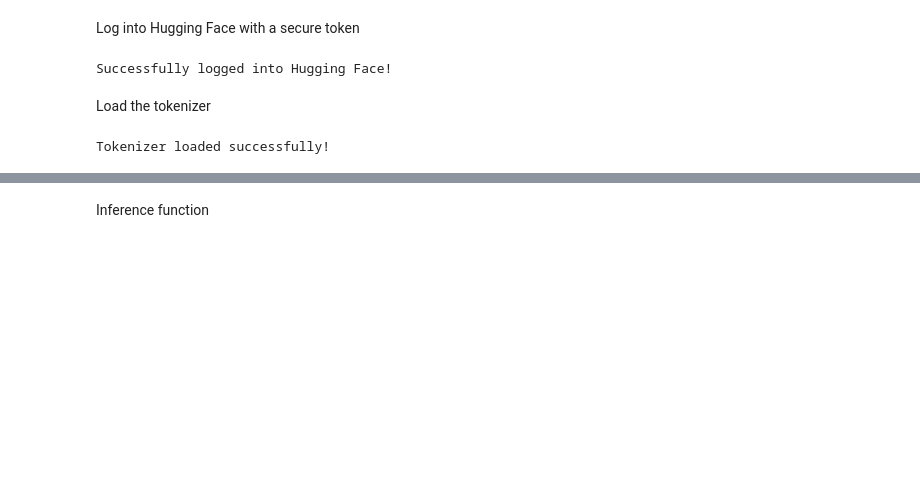
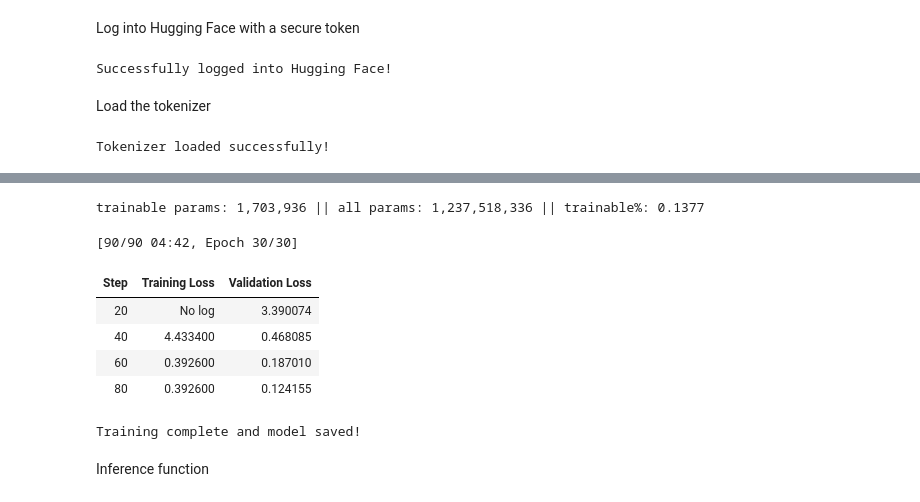
Before and after one commit to iennacca/GenAI-Foundations, a Jupyter notebook: Before_Instruction_Fine_Tuning.ipynb, the cells around one changed output, grey strips where cells are left out. Cells and saved outputs as stored; diff of their text form; code cells hidden in the pictures; blank space fills up the shorter version.

```diff
--- a/Before_Instruction_Fine_Tuning.ipynb
+++ b/Before_Instruction_Fine_Tuning.ipynb
@@ -65,0 +109,30 @@ Tokenizer loaded successfully!
+# %%
+training_args = TrainingArguments(
+    output_dir="./results",  # Directory where model checkpoints and logs will be saved
+    num_train_epochs=30,  # Number of complete passes through the training dataset
+    learning_rate=1e-4,  # Initial learning rate for the optimizer
+    per_device_train_batch_size=4,  # Batch size per GPU/CPU during training
+    per_device_eval_batch_size=4,  # Batch size per GPU/CPU during evaluation
+    warmup_steps=50,  # Number of steps for the learning rate warmup phase
+    weight_decay=0.01,  # Strength of weight decay for regularization
+    logging_steps=30,  # Log training metrics every 10 steps
+    eval_strategy="steps",  # Evaluation strategy: perform evaluation every `eval_steps`
+    eval_steps=20,  # Perform evaluation every 20 steps
+    save_strategy="steps",  # Save model checkpoints every `save_steps`
+    save_steps=20,  # Save model checkpoint every 20 steps
+    load_best_model_at_end=True,  # Automatically load the best model at the end of training
+    metric_for_best_model="loss",  # Metric to determine the best model (in this case, lowest loss)
+    report_to="none"  # Disable integration with external logging tools like W&B
+)
+# %%
+# Split the dataset into train (80%) and validation (20%)
+split_dataset = tokenized_dataset.train_test_split(test_size=0.2)
+
+# Convert to DatasetDict format
+tokenized_dataset = DatasetDict({
+    "train": split_dataset["train"],
+    "validation": split_dataset["test"],
+})
+
+# Verify the structure
+print(tokenized_dataset)
@@ -66,3 +150,30 @@ Tokenizer loaded successfully!
+# %%
+model.print_trainable_parameters()
+# %% [output]
+trainable params: 1,703,936 || all params: 1,237,518,336 || trainable%: 0.1377
+# %%
+trainer = Trainer(
+    model=model,
+    args=training_args,
+    train_dataset=tokenized_dataset["train"],      # Training dataset
+    eval_dataset=tokenized_dataset["validation"], # Validation dataset
+    processing_class=tokenizer,                           # Tokenizer
+)
+# %%
+# Step 3: Train the model
+trainer.train()
+
+# Save the final model
+trainer.save_model("./final_model")
+print("Training complete and model saved!")
+# %% [output]
+[90/90 04:42, Epoch 30/30]
+| Step | Training Loss | Validation Loss |
+| 20 | No log | 3.390074 |
+| 40 | 4.433400 | 0.468085 |
+| 60 | 0.392600 | 0.187010 |
+| 80 | 0.392600 | 0.124155 |
+Training complete and model saved!
 # %% [markdown]
 Inference function
 # %%
```
Also changed, not shown: parts of 6 cells of this notebook.
